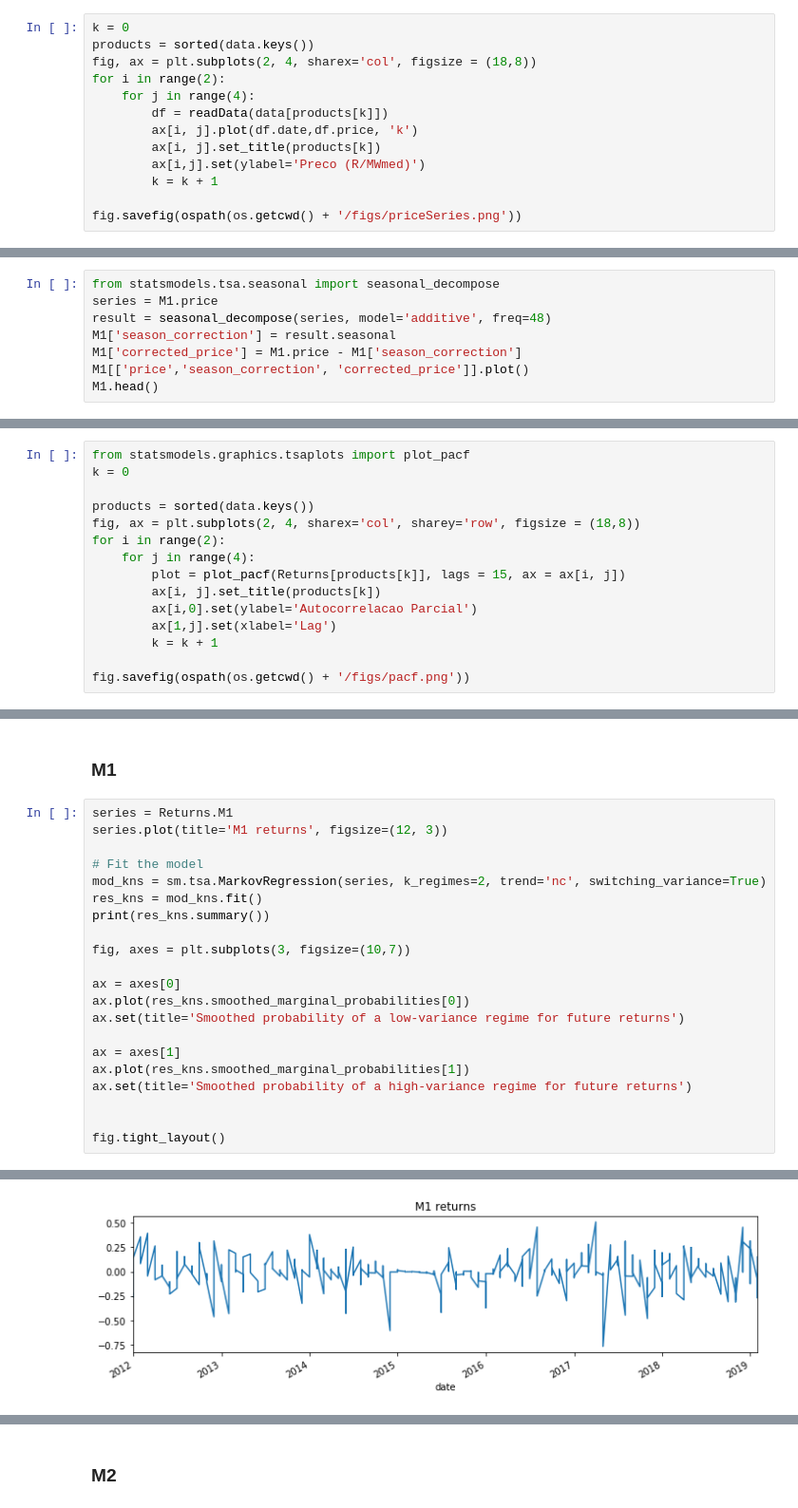
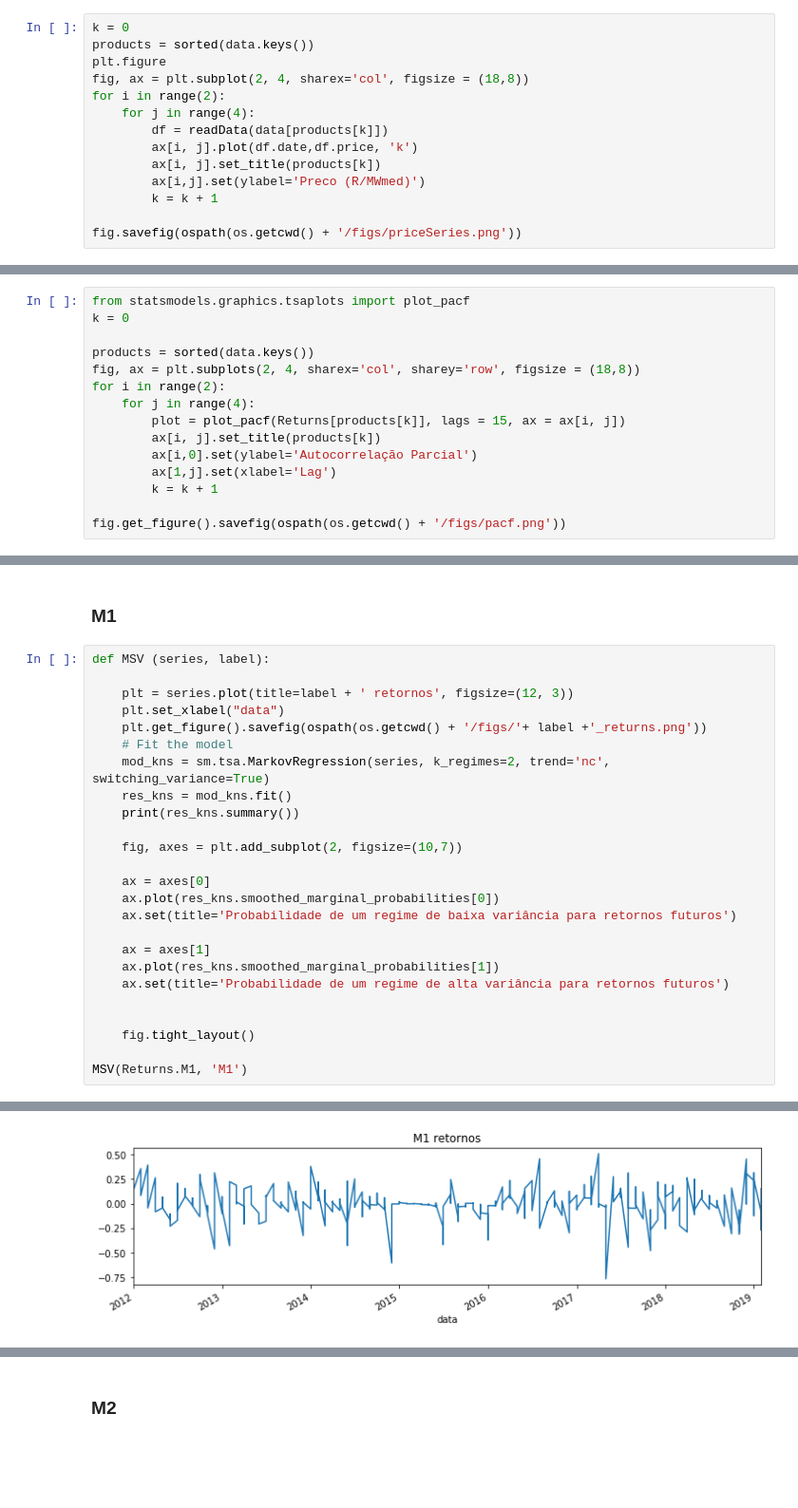
Before and after one commit to pedroargento/Mestrado, a Jupyter notebook: codigo.ipynb, the cells around one changed output, grey strips where cells are left out. Shown at 95% size. Cells and saved outputs as stored; diff of their text form; blank space fills up the shorter version.

```diff
--- a/codigo.ipynb
+++ b/codigo.ipynb
@@ -110,7 +114,8 @@ plt.get_figure().savefig(ospath(os.getcwd() + '/figs/yearly_delivery_price.png')
 # %%
 k = 0
 products = sorted(data.keys())
-fig, ax = plt.subplots(2, 4, sharex='col', figsize = (18,8))
+plt.figure
+fig, ax = plt.subplot(2, 4, sharex='col', figsize = (18,8))
 for i in range(2):
     for j in range(4):
         df = readData(data[products[k]])
@@ -129,8 +131,0 @@ AttributeError: 'AxesSubplot' object has no attribute 'subplots'
-# %%
-from statsmodels.tsa.seasonal import seasonal_decompose
-series = M1.price
-result = seasonal_decompose(series, model='additive', freq=48)
-M1['season_correction'] = result.seasonal
-M1['corrected_price'] = M1.price - M1['season_correction']
-M1[['price','season_correction', 'corrected_price']].plot()
-M1.head()
@@ -673,9 +293,9 @@ for i in range(2):
     for j in range(4):
         plot = plot_pacf(Returns[products[k]], lags = 15, ax = ax[i, j])
         ax[i, j].set_title(products[k])
-        ax[i,0].set(ylabel='Autocorrelacao Parcial')
+        ax[i,0].set(ylabel='Autocorrelação Parcial')
         ax[1,j].set(xlabel='Lag')
         k = k + 1
 
-fig.savefig(ospath(os.getcwd() + '/figs/pacf.png'))
+fig.get_figure().savefig(ospath(os.getcwd() + '/figs/pacf.png'))
 # %% [output]
@@ -1103,26 +619,30 @@ Covariance estimator: robust
 # %% [markdown]
 ### M1
 # %%
-series = Returns.M1
-series.plot(title='M1 returns', figsize=(12, 3))
+def MSV (series, label):
 
-# Fit the model
-mod_kns = sm.tsa.MarkovRegression(series, k_regimes=2, trend='nc', switching_variance=True)
-res_kns = mod_kns.fit()
-print(res_kns.summary())
+    plt = series.plot(title=label + ' retornos', figsize=(12, 3))
+    plt.set_xlabel("data")
+    plt.get_figure().savefig(ospath(os.getcwd() + '/figs/'+ label +'_returns.png'))
+    # Fit the model
+    mod_kns = sm.tsa.MarkovRegression(series, k_regimes=2, trend='nc', switching_variance=True)
+    res_kns = mod_kns.fit()
+    print(res_kns.summary())
 
-fig, axes = plt.subplots(3, figsize=(10,7))
+    fig, axes = plt.add_subplot(2, figsize=(10,7))
 
-ax = axes[0]
-ax.plot(res_kns.smoothed_marginal_probabilities[0])
-ax.set(title='Smoothed probability of a low-variance regime for future returns')
+    ax = axes[0]
+    ax.plot(res_kns.smoothed_marginal_probabilities[0])
+    ax.set(title='Probabilidade de um regime de baixa variância para retornos futuros')
 
-ax = axes[1]
-ax.plot(res_kns.smoothed_marginal_probabilities[1])
-ax.set(title='Smoothed probability of a high-variance regime for future returns')
+    ax = axes[1]
+    ax.plot(res_kns.smoothed_marginal_probabilities[1])
+    ax.set(title='Probabilidade de um regime de alta variância para retornos futuros')
 
 
-fig.tight_layout()
+    fig.tight_layout()
+
+MSV(Returns.M1, 'M1')
 # %% [output]
                         Markov Switching Model Results
 ==============================================================================
@@ -1144 +665 @@ Warnings:
-[figure, old version]
+[figure, new version]
```
Also changed, not shown: parts of 57 cells of this notebook, 13 other files.
